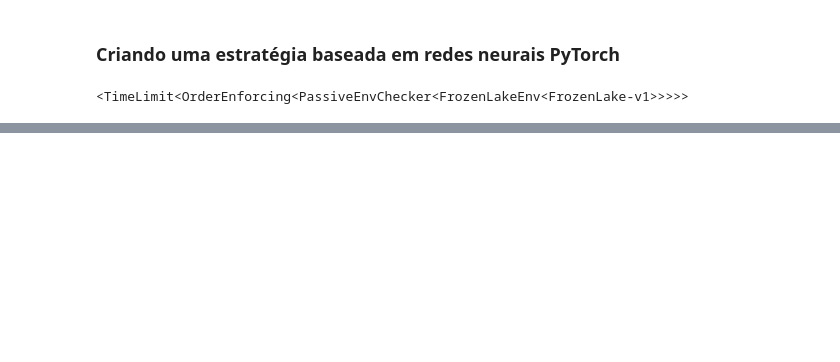
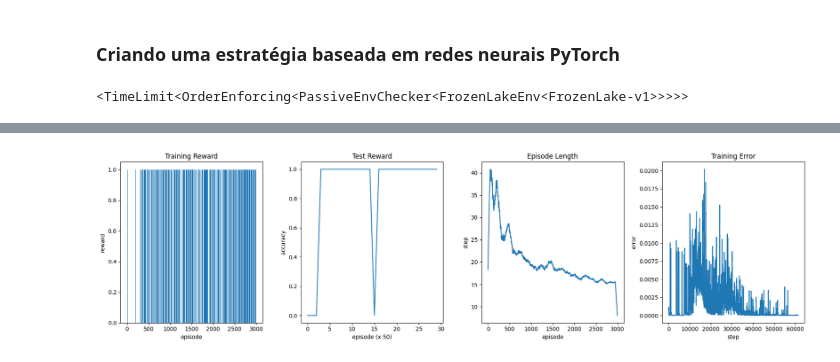
Before and after one commit to eduardoplima/rl-imd, a Jupyter notebook: relatorio_aprendizado_reforco.ipynb, the cells around one changed output, grey strips where cells are left out. Saved outputs shown, nothing was run; the diff lists cells and outputs as text; code cells hidden in the pictures; blank space fills up the shorter version.

```diff
--- a/relatorio_aprendizado_reforco.ipynb
+++ b/relatorio_aprendizado_reforco.ipynb
@@ -753,0 +925,29 @@ class QLearningAgent:
+# %%
+rolling_length = 100
+fig, axs = plt.subplots(ncols=4, figsize=(18, 5))
+axs[0].set_title("Training Reward")
+axs[0].set_xlabel('episode')
+axs[0].set_ylabel('reward')
+axs[0].bar(range(len(rewards)), rewards)
+
+axs[1].set_title("Test Reward")
+axs[1].set_xlabel('episode (x 50)')
+axs[1].set_ylabel('accuracy')
+axs[1].plot(range(len(accuracies)), accuracies)
+
+axs[2].set_title("Episode Length")
+axs[2].set_xlabel('episode')
+axs[2].set_ylabel('step')
+steps_moving_average = np.convolve(np.array(steps), np.ones(rolling_length), mode="same") / rolling_length
+axs[2].plot(range(len(steps_moving_average)), steps_moving_average)
+
+axs[3].set_title("Training Error")
+axs[3].set_xlabel('step')
+axs[3].set_ylabel('error')
+training_error_moving_average = np.convolve(np.array(agent.training_error), np.ones(rolling_length), mode="same") / rolling_length
+axs[3].plot(range(len(training_error_moving_average)), training_error_moving_average)
+
+plt.tight_layout()
+plt.show()
+# %% [output]
+[figure, added]
```
Also changed, not shown: parts of 16 cells of this notebook.
